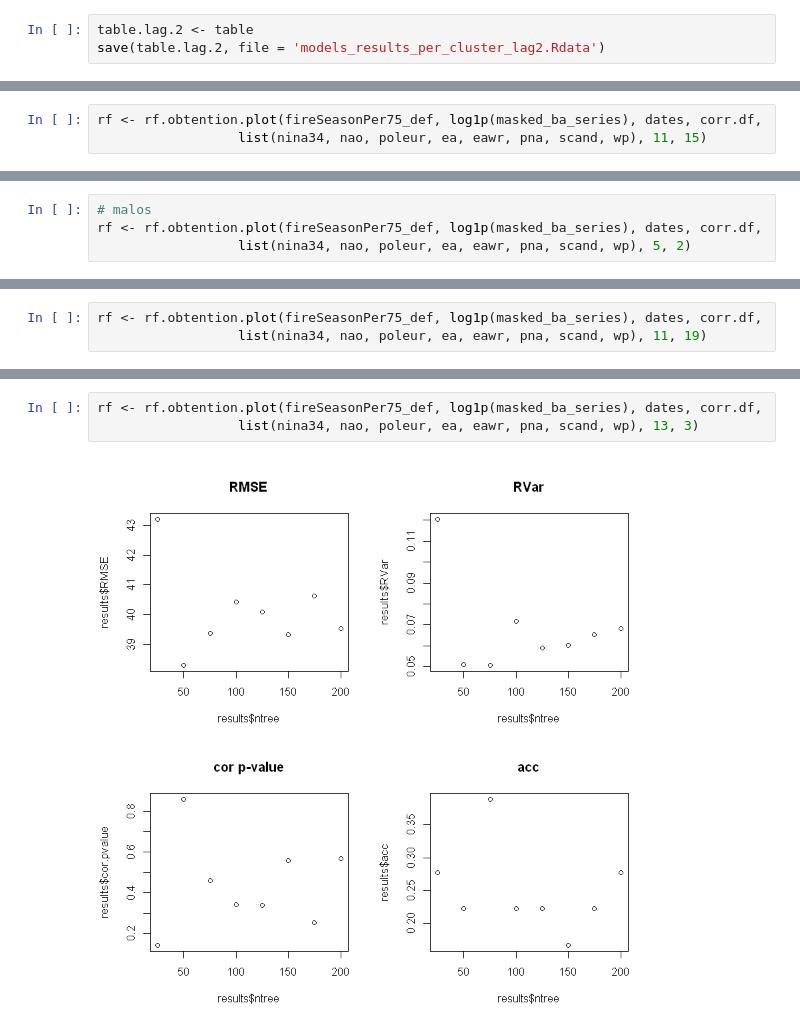
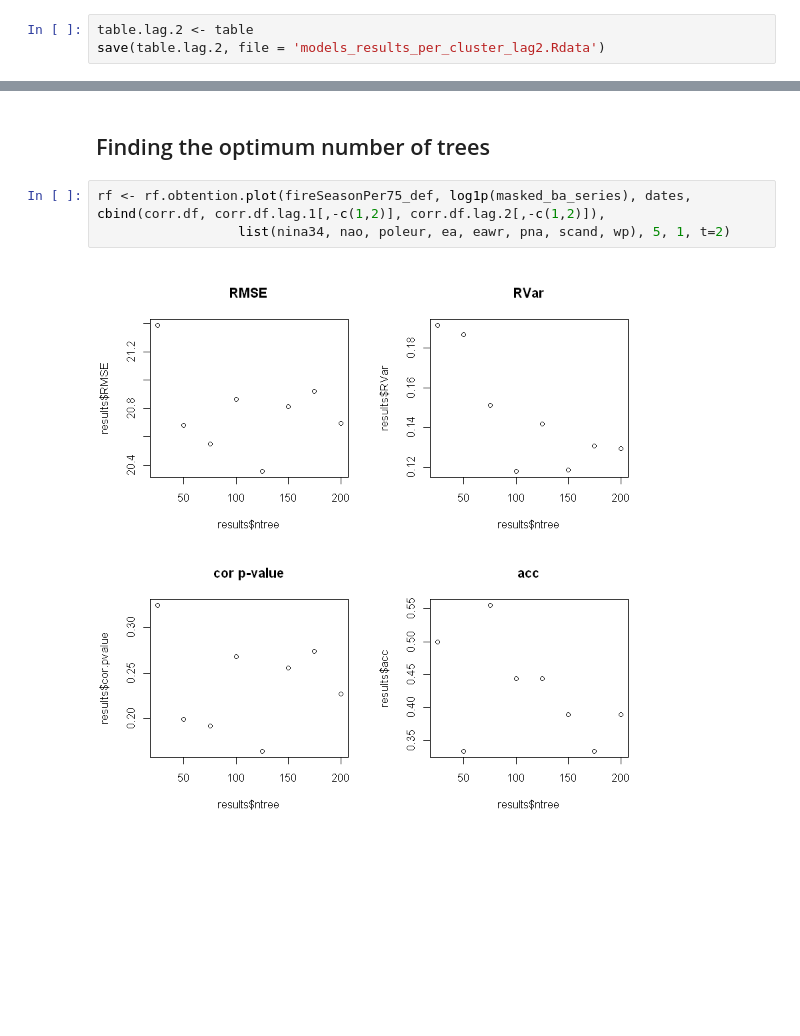
Before and after one commit to MarcosVM98/TFM, a Jupyter notebook: notebooks/Modelling_new.ipynb, the cells around one changed output, grey strips where cells are left out. Drawn from its saved outputs; the diff is of its cells as text; blank space fills up the shorter version.

Commit message:
Add the three tercile accuracy metrics and trying to find the proper number of trees of the random forests using persistence

```diff
--- a/notebooks/Modelling_new.ipynb
+++ b/notebooks/Modelling_new.ipynb
@@ -570,3 +579,0 @@ rf <- rf.obtention.plot(fireSeasonPer75_def, log1p(masked_ba_series), dates, cor
-# %%
-rf <- rf.obtention.plot(fireSeasonPer75_def, log1p(masked_ba_series), dates, corr.df,
-                  list(nina34, nao, poleur, ea, eawr, pna, scand, wp), 11, 15)
@@ -575,4 +579,0 @@ rf <- rf.obtention.plot(fireSeasonPer75_def, log1p(masked_ba_series), dates, cor
-# %%
-# malos
-rf <- rf.obtention.plot(fireSeasonPer75_def, log1p(masked_ba_series), dates, corr.df,
-                  list(nina34, nao, poleur, ea, eawr, pna, scand, wp), 5, 2)
@@ -581,3 +579,0 @@ rf <- rf.obtention.plot(fireSeasonPer75_def, log1p(masked_ba_series), dates, cor
-# %%
-rf <- rf.obtention.plot(fireSeasonPer75_def, log1p(masked_ba_series), dates, corr.df,
-                  list(nina34, nao, poleur, ea, eawr, pna, scand, wp), 11, 19)
@@ -586,5 +580,7 @@ rf <- rf.obtention.plot(fireSeasonPer75_def, log1p(masked_ba_series), dates, cor
-# %%
-rf <- rf.obtention.plot(fireSeasonPer75_def, log1p(masked_ba_series), dates, corr.df,
-                  list(nina34, nao, poleur, ea, eawr, pna, scand, wp), 13, 3)
-# %% [output]
-[figure, removed]
+# %% [markdown]
+## Finding the optimum number of trees
+# %%
+rf <- rf.obtention.plot(fireSeasonPer75_def, log1p(masked_ba_series), dates, cbind(corr.df, corr.df.lag.1[,-c(1,2)], corr.df.lag.2[,-c(1,2)]),
+                  list(nina34, nao, poleur, ea, eawr, pna, scand, wp), 5, 1, t=2)
+# %% [output]
+[figure, added]
```
Also changed, not shown: parts of 37 cells of this notebook, 1 other file.
